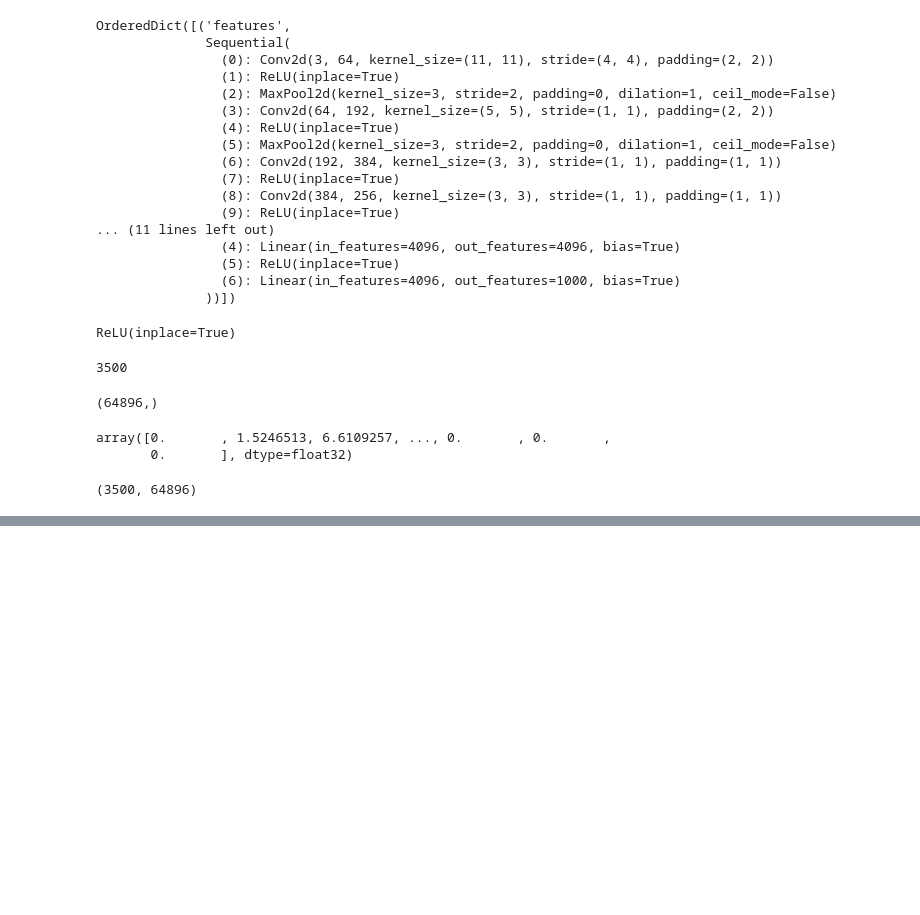
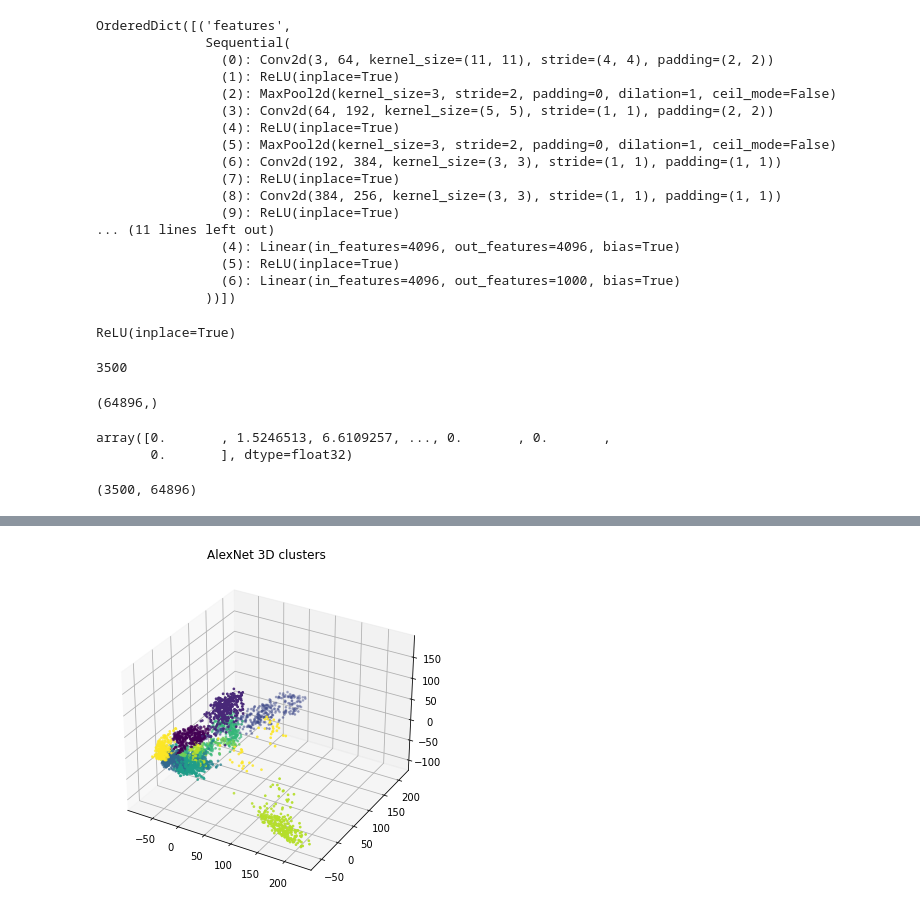
Before and after one commit to iordachebogdan/Face-Clustering, a Jupyter notebook: alexnet.ipynb, the cells around one changed output, grey strips where cells are left out. Cells and saved outputs as stored; diff of their text form; code cells hidden in the pictures; blank space fills up the shorter version.

```diff
--- a/alexnet.ipynb
+++ b/alexnet.ipynb
@@ -60,0 +75,13 @@ train_embs.shape
+# %%
+fig = plt.figure(figsize=(6, 6))
+ax = fig.add_subplot(projection='3d')
+
+pca_3 = PCA(n_components=3)
+pca_3.fit(train_embs)
+train_features_3d = pca_3.transform(train_embs)
+
+ax.scatter(train_features_3d[:, 0], train_features_3d[:, 1], train_features_3d[:, 2], s=3, c=train_labels, cmap="viridis")
+plt.title("AlexNet 3D clusters")
+plt.show()
+# %% [output]
+[figure, added]
```
Also changed, not shown: parts of 3 cells of this notebook, 1 other file.
